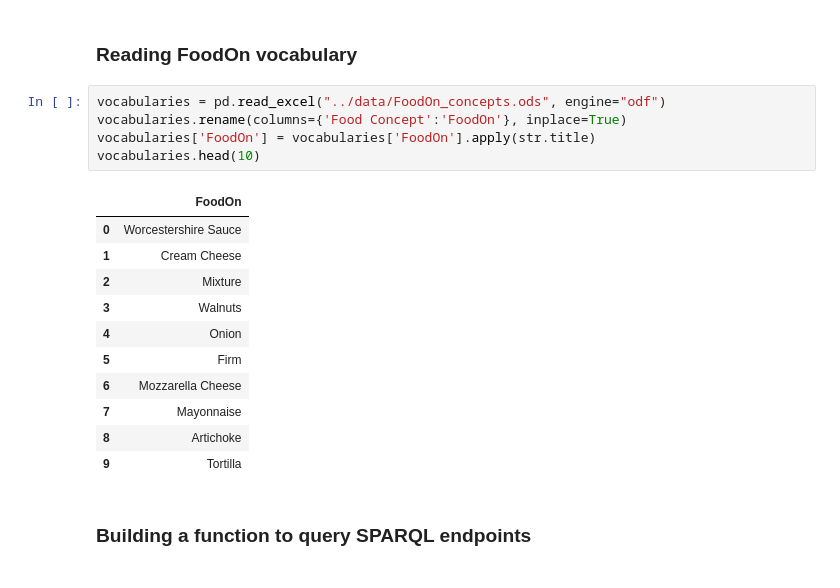
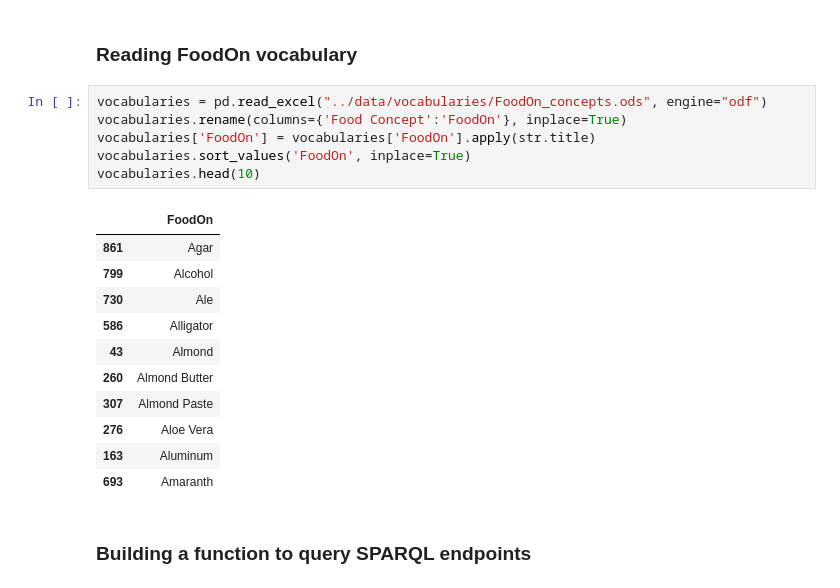
Before and after one commit to acdh-oeaw/Chia, a Jupyter notebook: notebooks/vocabs.ipynb, the cells around one changed output. Cells and saved outputs as stored; diff of their text form.

```diff
--- a/notebooks/vocabs.ipynb
+++ b/notebooks/vocabs.ipynb
@@ -14,22 +14,23 @@ from SPARQLWrapper import SPARQLWrapper, JSON  #https://rdflib.dev/sparqlwrapper
 # %% [markdown]
 ### Reading FoodOn vocabulary
 # %%
-vocabularies = pd.read_excel("../data/FoodOn_concepts.ods", engine="odf")
+vocabularies = pd.read_excel("../data/vocabularies/FoodOn_concepts.ods", engine="odf")
 vocabularies.rename(columns={'Food Concept':'FoodOn'}, inplace=True)
 vocabularies['FoodOn'] = vocabularies['FoodOn'].apply(str.title)
+vocabularies.sort_values('FoodOn', inplace=True)
 vocabularies.head(10)
 # %% [output]
 |  | FoodOn |
-| 0 | Worcestershire Sauce |
-| 1 | Cream Cheese |
-| 2 | Mixture |
-| 3 | Walnuts |
-| 4 | Onion |
-| 5 | Firm |
-| 6 | Mozzarella Cheese |
-| 7 | Mayonnaise |
-| 8 | Artichoke |
-| 9 | Tortilla |
+| 861 | Agar |
+| 799 | Alcohol |
+| 730 | Ale |
+| 586 | Alligator |
+| 43 | Almond |
+| 260 | Almond Butter |
+| 307 | Almond Paste |
+| 276 | Aloe Vera |
+| 163 | Aluminum |
+| 693 | Amaranth |
 # %% [markdown]
 ### Building a function to query SPARQL endpoints
 # %%
```
Also changed, not shown: parts of 10 cells of this notebook.
